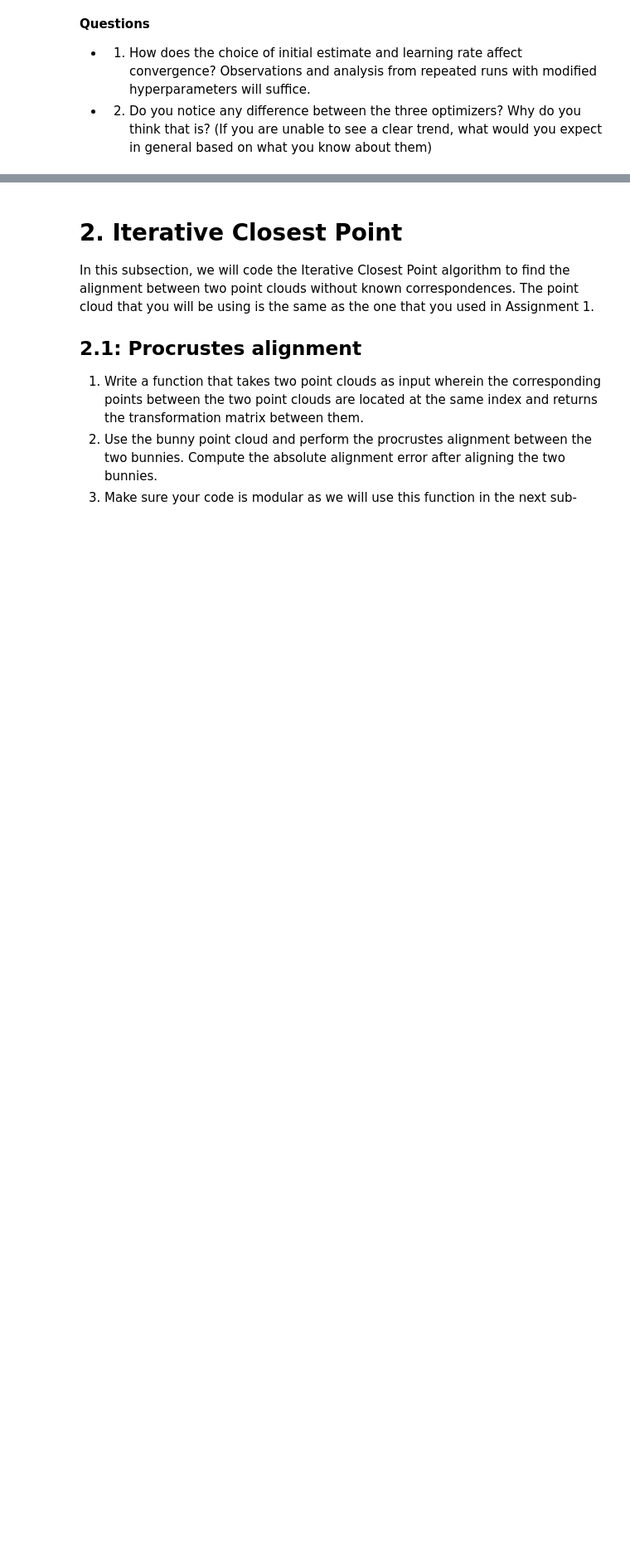
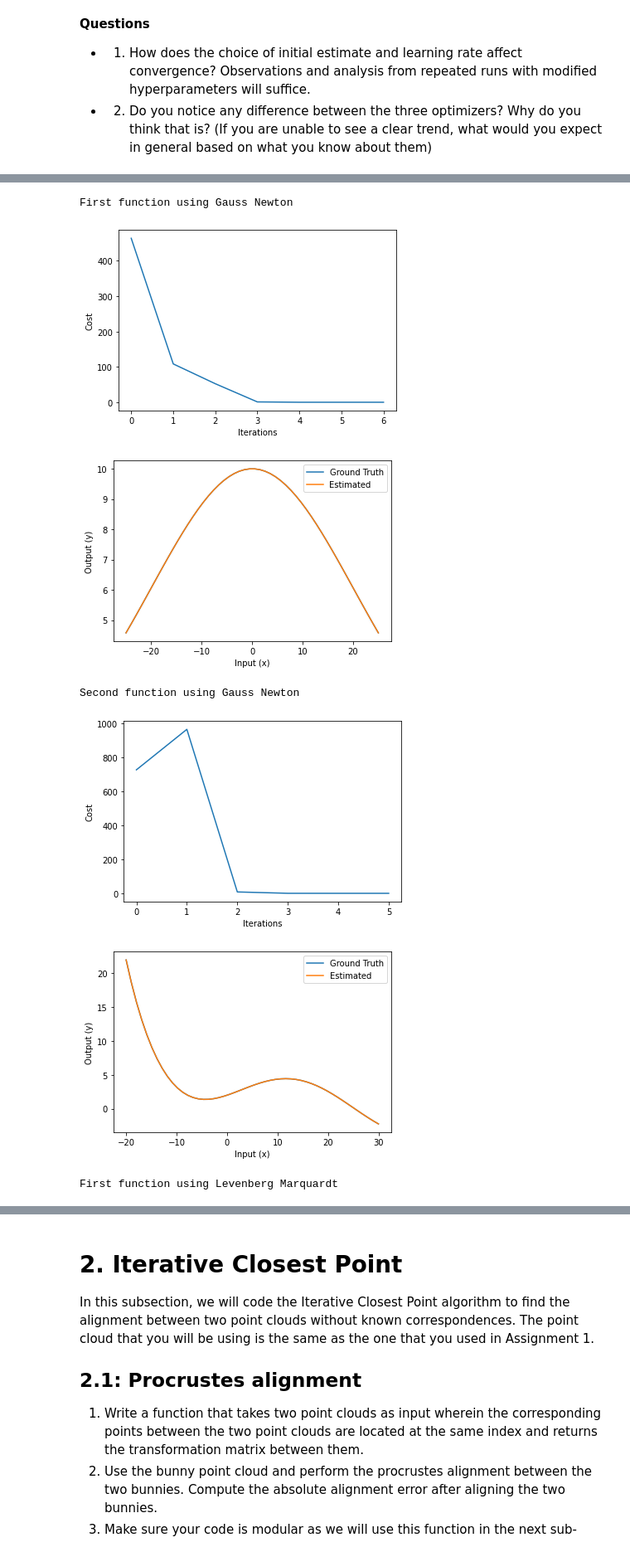
Before and after one commit to gsc2001/MR2021-Assignments, a Jupyter notebook: A3/Assignment-3.ipynb, the cells around one changed output, grey strips where cells are left out. Shown at 83% size. Drawn from its saved outputs; the diff is of its cells as text; code cells hidden in the pictures; blank space fills up the shorter version.

```diff
--- a/A3/Assignment-3.ipynb
+++ b/A3/Assignment-3.ipynb
@@ -220,21 +245,24 @@ $p_1$ = 2,  $p_2$ = 8,  $p_3$ = 4,  $p_4$ = 8.
 Do this for $x_{obs} = np.linspace(-20,30, num\_obs)$,
 where $num\_obs$ is 50.
 # %%
-ground_truth = np.transpose([[2,8,4,8]])
-obs_x = np.linspace(-20, 30, 50)
+def solve2(optimizer):
+    ground_truth = np.transpose([[2,8,4,8]])
+    obs_x = np.linspace(-20, 30, 50)
 
-fx = lambda params: params[0][0] * np.exp(-obs_x / params[1][0]) + params[2][0] * np.sin(obs_x / params[3][0])
+    fx = lambda params: params[0][0] * np.exp(-obs_x / params[1][0]) + params[2][0] * np.sin(obs_x / params[3][0])
 
-def jr(params):
-    p1, p2, p3, p4 = np.transpose(params)[0]
-    return np.array(
-        [
-            np.exp(-obs_x / p2),
-            p1 * obs_x * np.exp(-obs_x / p2) / (p2 ** 2),
-            np.sin(obs_x / p4),
-            -p3 * obs_x * np.cos(obs_x / p4) / (p4 ** 2)
-        ]
-    )
+    def jr(params):
+        p1, p2, p3, p4 = np.transpose(params)[0]
+        return np.array(
+            [
+                np.exp(-obs_x / p2),
+                p1 * obs_x * np.exp(-obs_x / p2) / (p2 ** 2),
+                np.sin(obs_x / p4),
+                -p3 * obs_x * np.cos(obs_x / p4) / (p4 ** 2)
+            ]
+        )
 
-optimize(ground_truth, obs_x, fx, jr, np.transpose([[4,10,2,13]]), 400, 0.001)
+    optimize(partial(optimizer, jr), ground_truth, obs_x, fx, np.transpose([[4,10,2,13]]), 400)
+
+solve2(partial(gradient_descent_change, 0.001))
 # %% [output]
@@ -260,0 +302,20 @@ $$\delta x = -(J^TJ + \lambda I)^{-1}J^Tf(x)$$
+# %%
+print('First function using Gauss Newton')
+solve1(gauss_newton_change)
+
+print('Second function using Gauss Newton')
+solve2(gauss_newton_change)
+
+print('First function using Levenberg Marquardt')
+solve1(partial(levenberg_marquardt_change, 0.1))
+
+print('Second function using Levenberg Marquardt')
+solve2(partial(levenberg_marquardt_change, 0.03))
+# %% [output]
+First function using Gauss Newton
+[figure, added]
+[figure, added]
+Second function using Gauss Newton
+[figure, added]
+[figure, added]
+First function using Levenberg Marquardt
```
Also changed, not shown: parts of 7 cells of this notebook.
